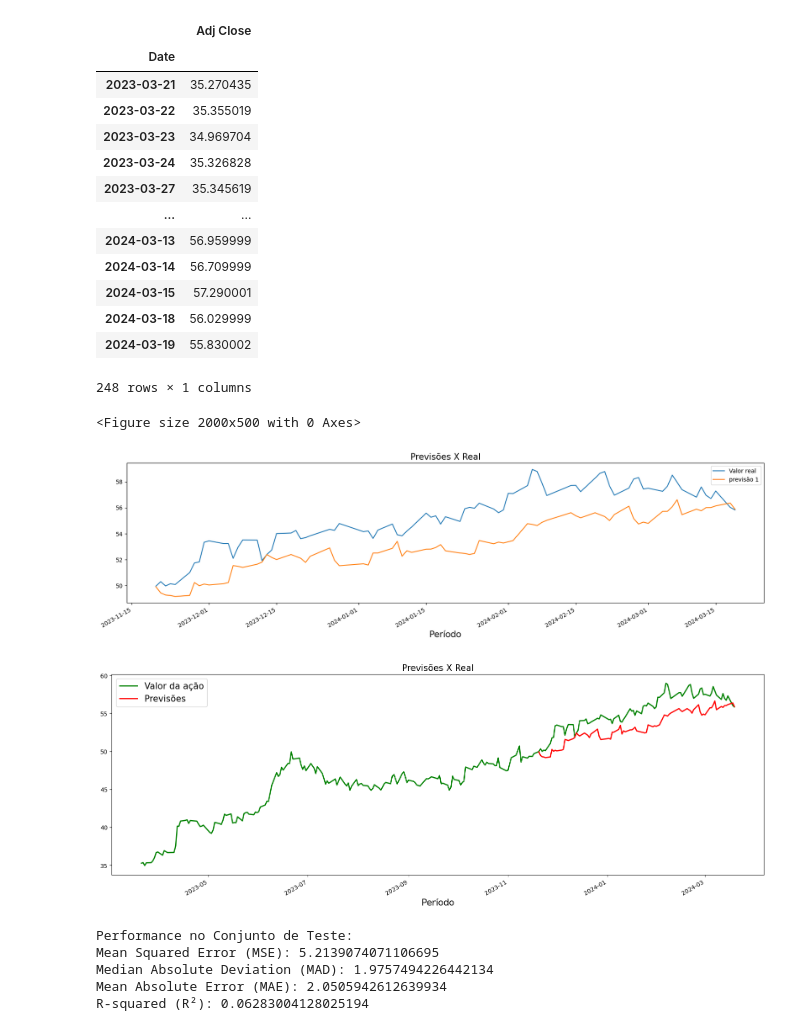
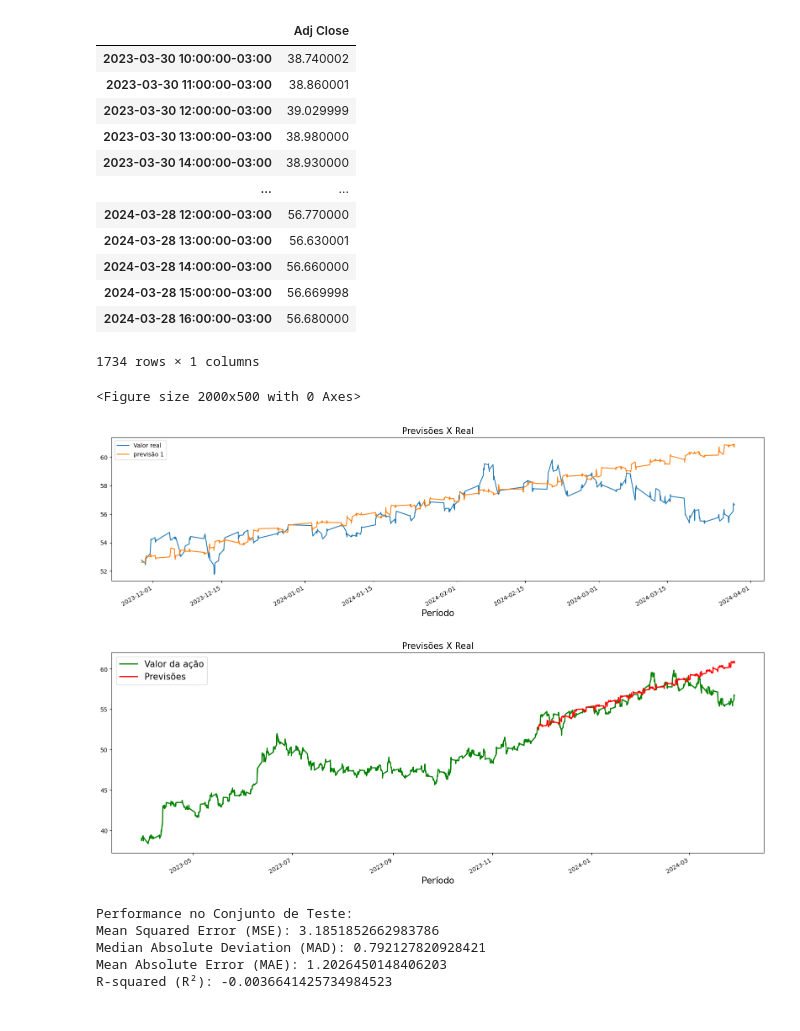
Before and after one commit to FranciscoVieiraN/stock_prediction, a Jupyter notebook: AutoArima.ipynb, the cells around one changed output. Saved outputs shown, nothing was run; the diff lists cells and outputs as text; code cells hidden in the pictures.

```diff
--- a/AutoArima.ipynb
+++ b/AutoArima.ipynb
@@ -6,20 +10,15 @@ import matplotlib.pyplot as plt
 %matplotlib inline
 from pmdarima.arima import auto_arima
 import pmdarima as pm
-from pmdarima import arima
-from pmdarima.utils import tsdisplay, autocorr_plot, decomposed_plot, plot_acf, plot_pacf
 from matplotlib.pyplot import rcParams
 rcParams['figure.figsize']=15,6
-from pmdarima.arima import ADFTest
-from statsmodels.tsa.statespace.sarimax import SARIMAX
-
 
 # Importação de funções e constantes específicas
 from functions.stock import download_stock_data
 from const.interval import Interval
 
 # Download dos dados históricos das ações
-stock_data = download_stock_data("BBAS3.SA", Interval.DAY.value, 365)
+stock_data = download_stock_data("BBAS3.SA", Interval.HOUR.value, 365)
 
 # Exibição das informações dos dados
 stock_data.info()
@@ -140,24 +139,23 @@ Total fit time: 123.088 seconds
 |  | Adj Close |
-| Date |  |
-| 2023-03-21 | 35.270435 |
-| 2023-03-22 | 35.355019 |
-| 2023-03-23 | 34.969704 |
-| 2023-03-24 | 35.326828 |
-| 2023-03-27 | 35.345619 |
+| 2023-03-30 10:00:00-03:00 | 38.740002 |
+| 2023-03-30 11:00:00-03:00 | 38.860001 |
+| 2023-03-30 12:00:00-03:00 | 39.029999 |
+| 2023-03-30 13:00:00-03:00 | 38.980000 |
+| 2023-03-30 14:00:00-03:00 | 38.930000 |
 | ... | ... |
-| 2024-03-13 | 56.959999 |
-| 2024-03-14 | 56.709999 |
-| 2024-03-15 | 57.290001 |
-| 2024-03-18 | 56.029999 |
-| 2024-03-19 | 55.830002 |
+| 2024-03-28 12:00:00-03:00 | 56.770000 |
+| 2024-03-28 13:00:00-03:00 | 56.630001 |
+| 2024-03-28 14:00:00-03:00 | 56.660000 |
+| 2024-03-28 15:00:00-03:00 | 56.669998 |
+| 2024-03-28 16:00:00-03:00 | 56.680000 |
-248 rows × 1 columns
+1734 rows × 1 columns
 <Figure size 2000x500 with 0 Axes>
-[figure, old version]
+[figure, new version]
-[figure, old version]
+[figure, new version]
 Performance no Conjunto de Teste:
-Mean Squared Error (MSE): 5.2139074071106695
-Median Absolute Deviation (MAD): 1.9757494226442134
-Mean Absolute Error (MAE): 2.0505942612639934
-R-squared (R²): 0.06283004128025194
+Mean Squared Error (MSE): 3.1851852662983786
+Median Absolute Deviation (MAD): 0.792127820928421
+Mean Absolute Error (MAE): 1.2026450148406203
+R-squared (R²): -0.0036641425734984523
 # %%
 # Execução da validação cruzada
```
Also changed, not shown: parts of 3 cells of this notebook, 5 other files.
